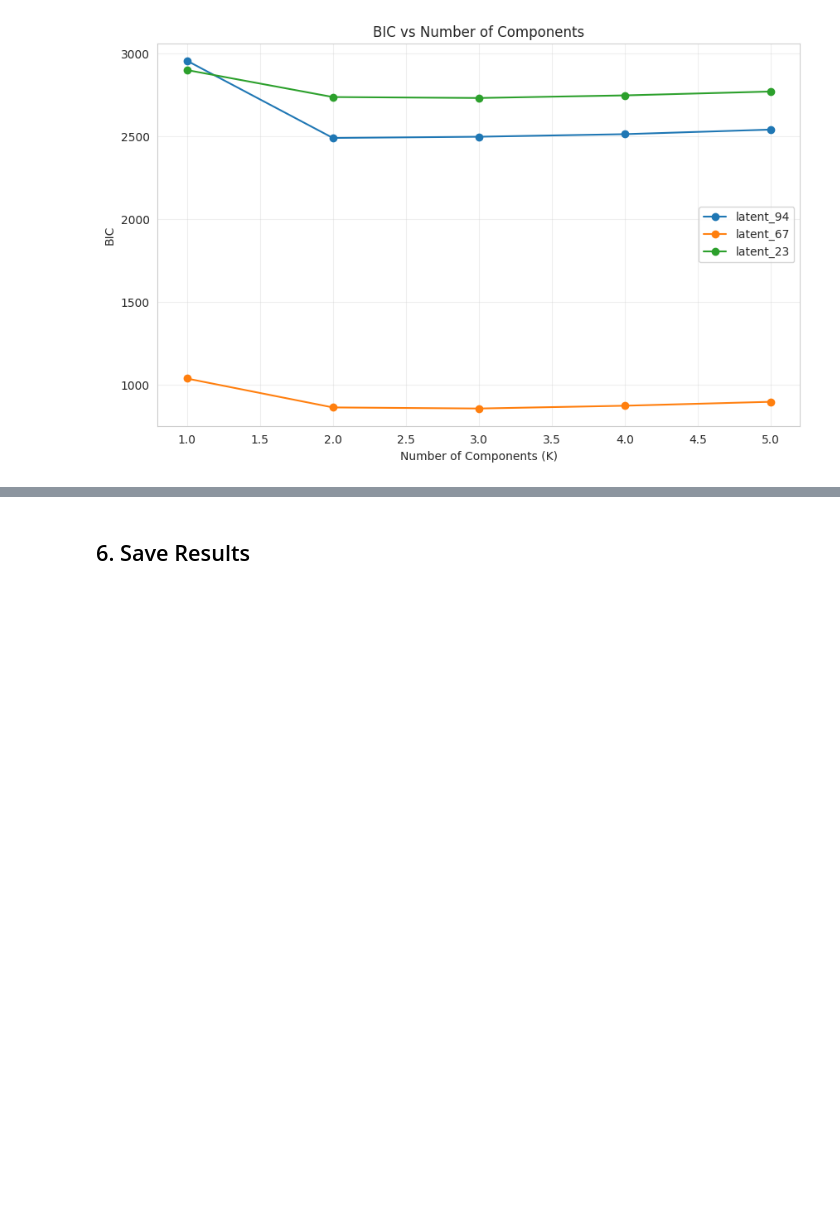
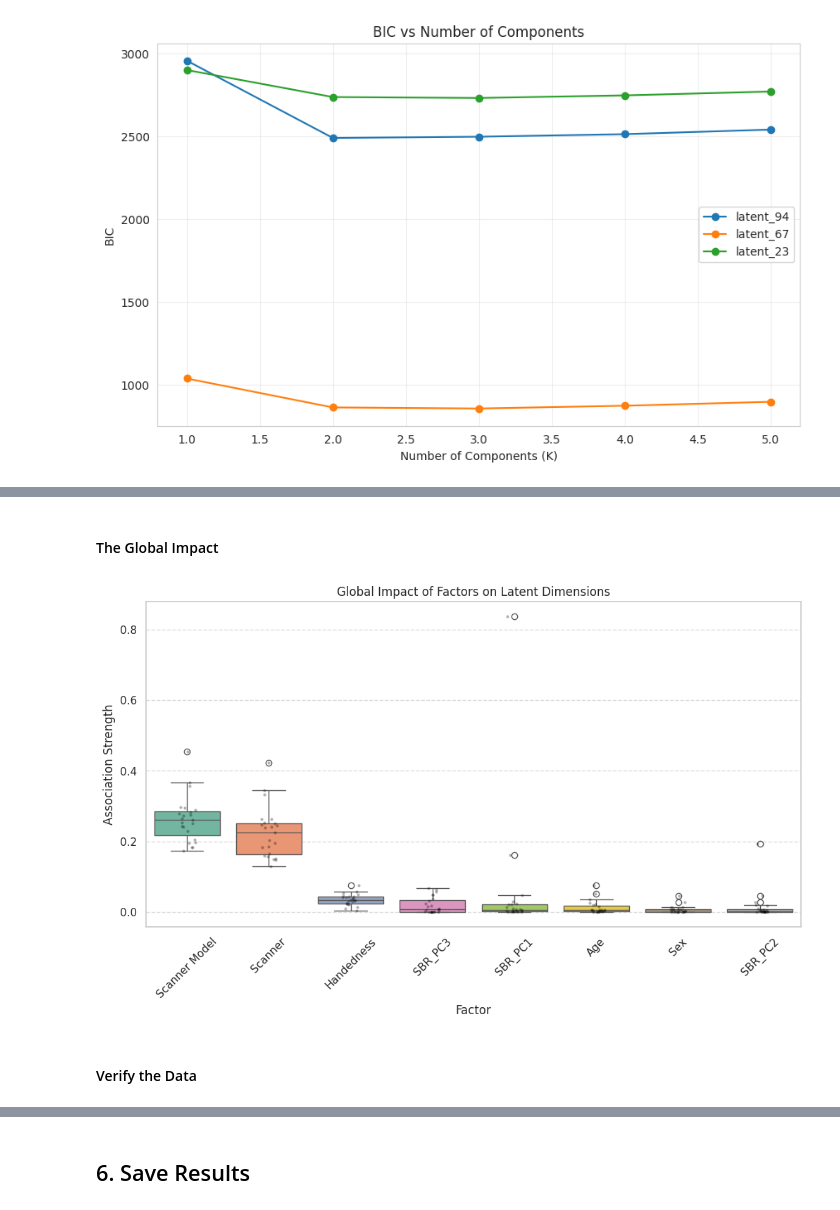
Before and after one commit to figoo210/unsupervised-parkinsons-imaging, a Jupyter notebook: 5.4_GMM_Distribution_Analysis.ipynb, the cells around one changed output, grey strips where cells are left out. Cells and saved outputs as stored; diff of their text form; code cells hidden in the pictures; blank space fills up the shorter version.

```diff
--- a/5.4_GMM_Distribution_Analysis.ipynb
+++ b/5.4_GMM_Distribution_Analysis.ipynb
@@ -450,0 +665,21 @@ Model Selection Across Multiple K Values:
+# %% [markdown]
+#### The Global Impact
+# %%
+plt.figure(figsize=(12, 6))
+
+# Sort factors by their median influence
+sorted_factors = df_long.groupby('Factor')['Score'].median().sort_values(ascending=False).index
+
+sns.boxplot(data=df_long, x='Factor', y='Score', order=sorted_factors, palette="Set2")
+sns.stripplot(data=df_long, x='Factor', y='Score', order=sorted_factors,
+              color='black', alpha=0.3, jitter=True, size=3)
+
+plt.title("Global Impact of Factors on Latent Dimensions")
+plt.ylabel("Association Strength")
+plt.xticks(rotation=45)
+plt.grid(axis='y', linestyle='--', alpha=0.7)
+plt.show()
+# %% [output]
+[figure, added]
+# %% [markdown]
+#### Verify the Data
```
Also changed, not shown: parts of 16 cells of this notebook, 5 other files.
